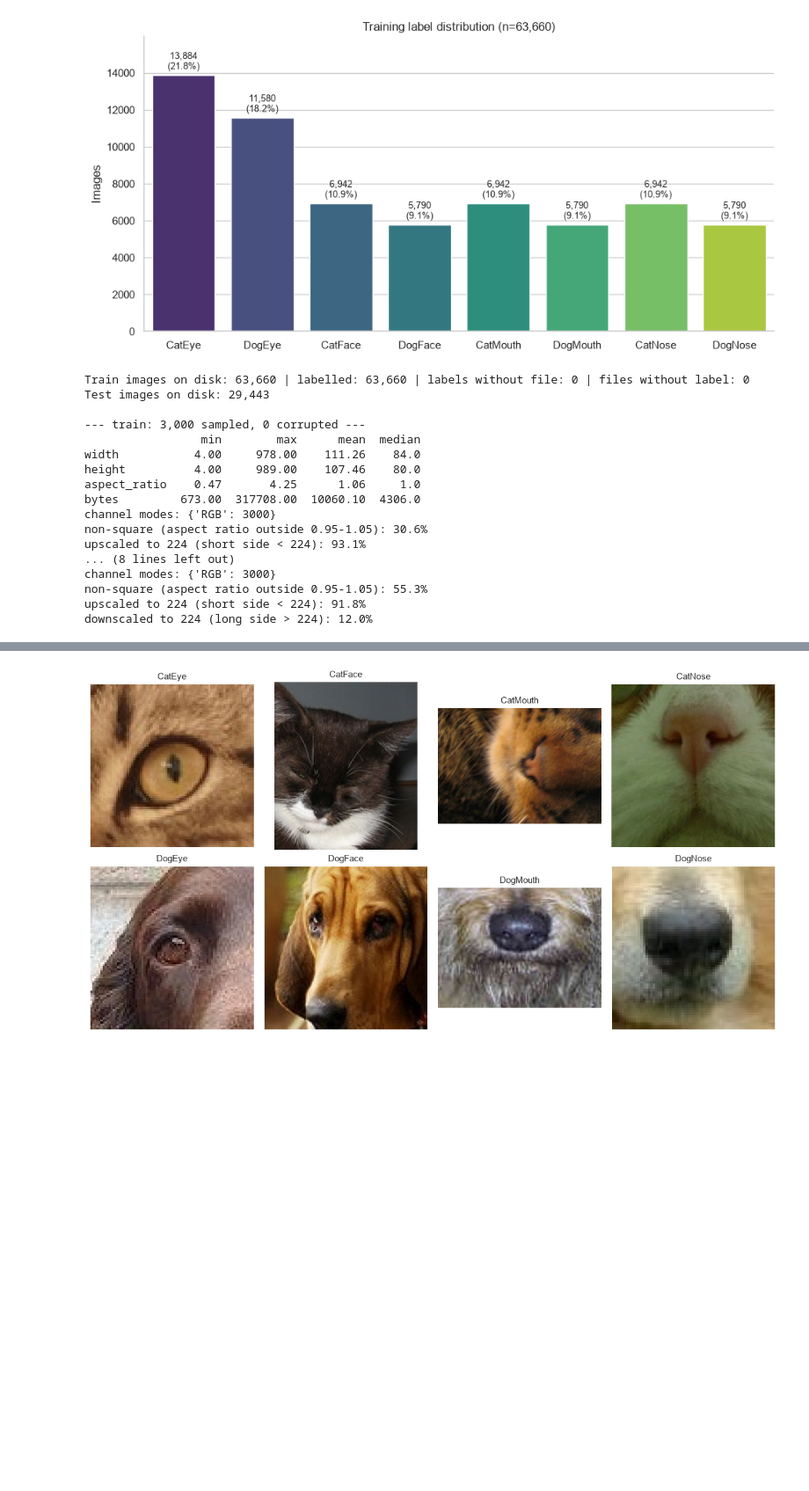
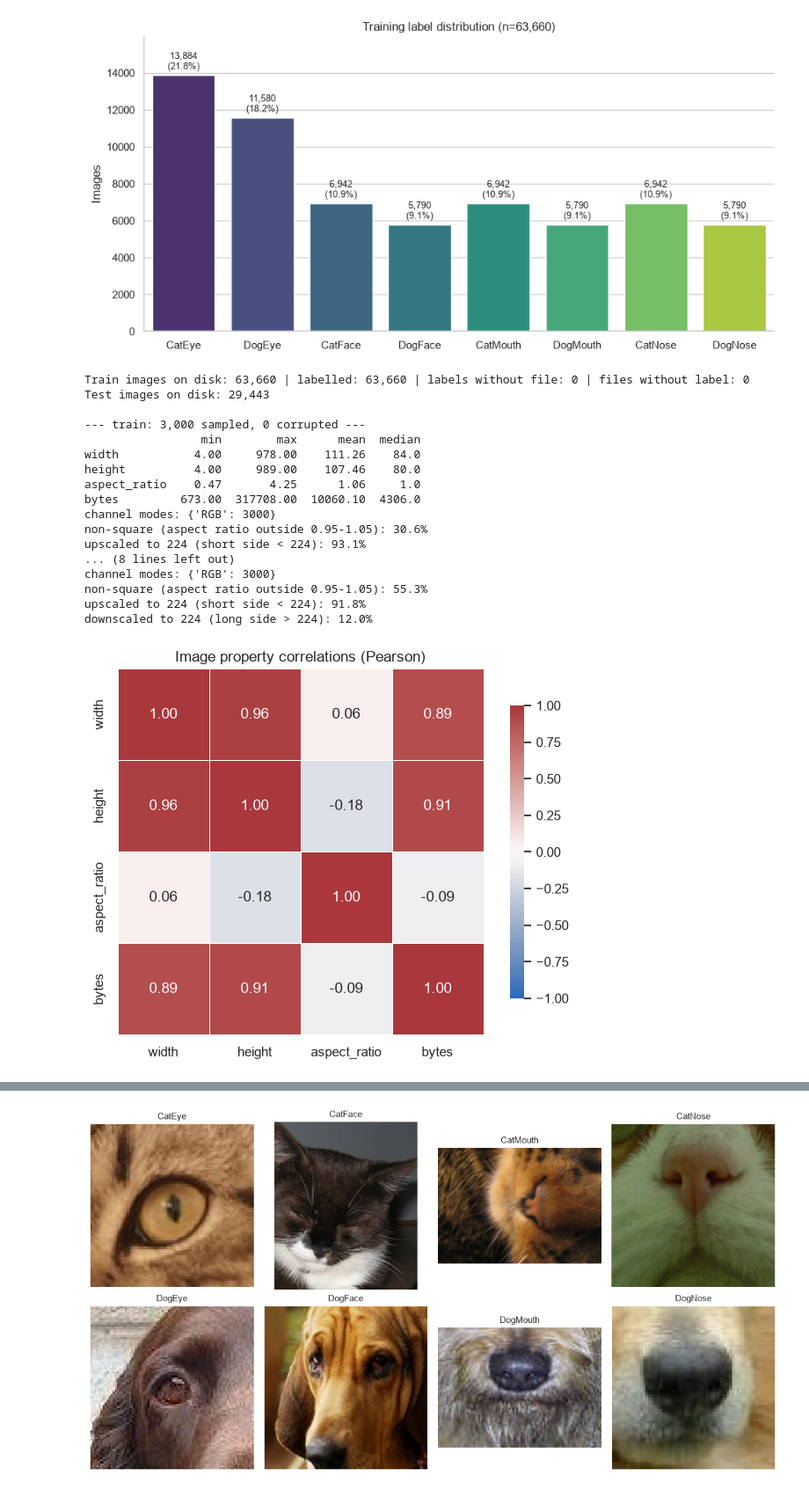
Before and after one commit to aryan-swe/kaggle-ml-image-classification-pipeline, a Jupyter notebook: 25299773_Kaggle_Pipeline.ipynb, the cells around one changed output, grey strips where cells are left out. Shown at 88% size. Saved outputs shown, nothing was run; the diff lists cells and outputs as text; code cells hidden in the pictures; blank space fills up the shorter version.

```diff
--- a/25299773_Kaggle_Pipeline.ipynb
+++ b/25299773_Kaggle_Pipeline.ipynb
@@ -167,30 +167,60 @@ file_ids = {p.stem for p in train_files} # creating a set of image IDs from the
 # printing the counts of training and test images on disk, labelled images, and any discrepancies between the labels and files
 print(f"Train images on disk: {len(train_files):,} | labelled: {len(label_ids):,} | "
       f"labels without file: {len(label_ids - file_ids):,} | files without label: {len(file_ids - label_ids):,}")
 print(f"Test images on disk: {len(test_files):,}\n")
 assert not label_ids - file_ids, "Some labelled images are missing from the train folder" # asserting that all labelled images are present in the training folder
 
 # profiling the training and test images, and reporting their properties and any corrupted files
 target = CONFIG["image_size"][0]
 train_profile, train_corrupted = profile_images(train_files, CONFIG["profile_sample_size"], CONFIG["seed"])
 test_profile, test_corrupted = profile_images(test_files, CONFIG["profile_sample_size"], CONFIG["seed"])
 report_profile("train", train_profile, train_corrupted, target) #reporting the profile of the training images, including statistics and information about corrupted files
 report_profile("test", test_profile, test_corrupted, target) #reporting the profile of the test images, including statistics and information about corrupted files
+
+# added 2 more exploratory data analysis visualizations to the notebook, including a heatmap of the Pearson correlation matrix for image properties and a scatter plot showing the relationship between file size and short side of the images in the training profile DataFrame
+# adding a new column to the training profile DataFrame to hold the short side of each image, which is the minimum of its width and height
+profile = train_profile.assign(short_side=train_profile[["width", "height"]].min(axis=1))
+
+# calculating the Pearson correlation matrix for the width, height, aspect ratio, and bytes columns of the training profile DataFrame
+correlation = profile[["width", "height", "aspect_ratio", "bytes"]].corr(method="pearson")
+fig, ax = plt.subplots(figsize=(6.5, 5))
+sns.heatmap(
+    correlation, annot=True, fmt=".2f", cmap="vlag", vmin=-1, vmax=1,
+    square=True, linewidths=0.5, cbar_kws={"shrink": 0.8}, ax=ax,
+) # creating a heatmap to visualize the Pearson correlation matrix, with annotations, color mapping, and formatting options
+ax.set_title("Image property correlations (Pearson)")
+fig.tight_layout()
+plt.show()
+
+# visualizing the relationship between file size and short side of the images in the training profile DataFrame using a scatter plot
+upscaled_share = (profile["short_side"] < target).mean()
+fig, ax = plt.subplots(figsize=(9, 5.5)) # creating a new figure and axis for the scatter plot with specified dimensions
+sns.scatterplot(data=profile, x="bytes", y="short_side", alpha=0.35, s=18, edgecolor=None, ax=ax)
+ax.axhline(target, color="crimson", linestyle="--", linewidth=1.5, label=f"{target}px target")
+ax.set_xscale("log")
+ax.set_xlabel("File size (bytes, log scale)")
+ax.set_ylabel("Short side (px)")
+ax.set_title(f"Short side vs file size ({upscaled_share:.1%} of sampled images below {target}px)") # setting the title of the scatter plot to indicate the relationship between short side and file size, and the percentage of sampled images below the target size
+ax.legend(loc="upper left")
+sns.despine(ax=ax)
+fig.tight_layout()
+plt.show()
 # %% [output]
 Train images on disk: 63,660 | labelled: 63,660 | labels without file: 0 | files without label: 0
 Test images on disk: 29,443
 
 --- train: 3,000 sampled, 0 corrupted ---
                  min        max      mean  median
 width           4.00     978.00    111.26    84.0
 height          4.00     989.00    107.46    80.0
 aspect_ratio    0.47       4.25      1.06     1.0
 bytes         673.00  317708.00  10060.10  4306.0
 channel modes: {'RGB': 3000}
 non-square (aspect ratio outside 0.95-1.05): 30.6%
 upscaled to 224 (short side < 224): 93.1%
 ... (8 lines left out)
 channel modes: {'RGB': 3000}
 non-square (aspect ratio outside 0.95-1.05): 55.3%
 upscaled to 224 (short side < 224): 91.8%
 downscaled to 224 (long side > 224): 12.0%
+[figure, added]
```
Also changed, not shown: parts of 3 cells of this notebook.
